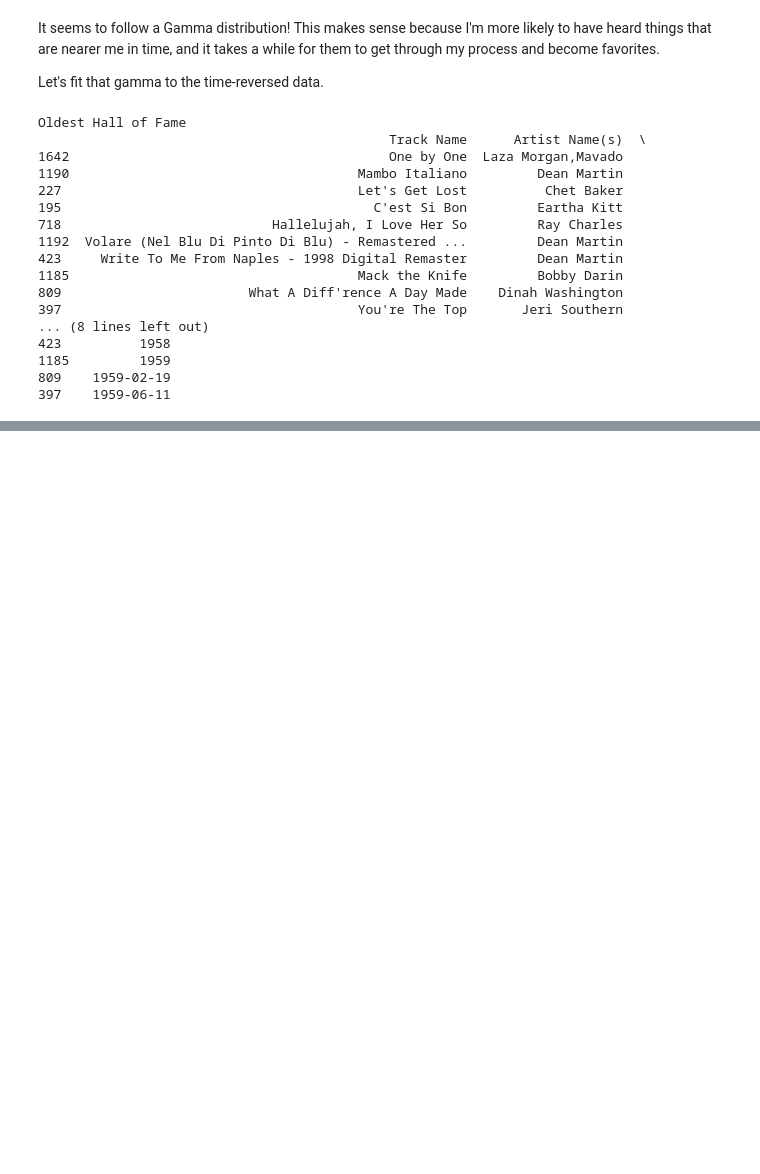
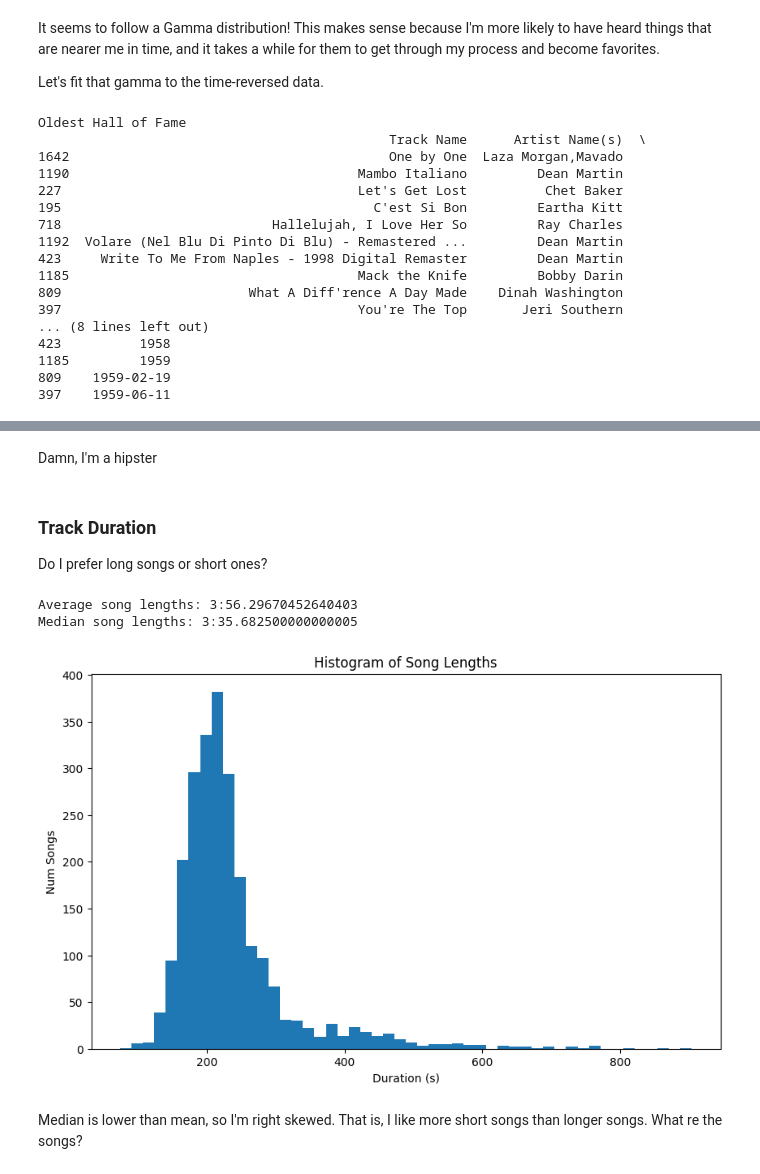
Before and after one commit to Mvoii/myspotify-analysis, a Jupyter notebook: taste-analysis.ipynb, the cells around one changed output, grey strips where cells are left out. Saved outputs shown, nothing was run; the diff lists cells and outputs as text; code cells hidden in the pictures; blank space fills up the shorter version.

```diff
--- a/taste-analysis.ipynb
+++ b/taste-analysis.ipynb
@@ -351,0 +383,25 @@ Oldest Hall of Fame
+# %% [markdown]
+Damn, I'm a hipster
+# %% [markdown]
+<h3>Track Duration</h3>
+
+Do I prefer long songs or short ones?
+# %%
+pyplot.figure(figsize=(10, 6))
+pyplot.hist(data["Duration (ms)"]/1000, bins=50);
+pyplot.xlabel("Duration (s)")
+pyplot.ylabel("Num Songs")
+pyplot.title("Histogram of Song Lengths")
+
+mean = data["Duration (ms)"].mean()/1000
+median = data["Duration (ms)"].median()/1000
+print("Average song lengths: " + str(int(mean//60)) + (":" if mean%60 >= 10 else ":0")
+      + str(mean%60))
+print("Median song lengths: " + str(int(median//60)) + (":" if median%60 >= 10 else ":0")
+      + str(median%60))
+# %% [output]
+Average song lengths: 3:56.29670452640403
+Median song lengths: 3:35.682500000000005
+[figure, added]
+# %% [markdown]
+Median is lower than mean, so I'm right skewed. That is, I like more short songs than longer songs. What re the songs?
```
Also changed, not shown: parts of 15 cells of this notebook.
